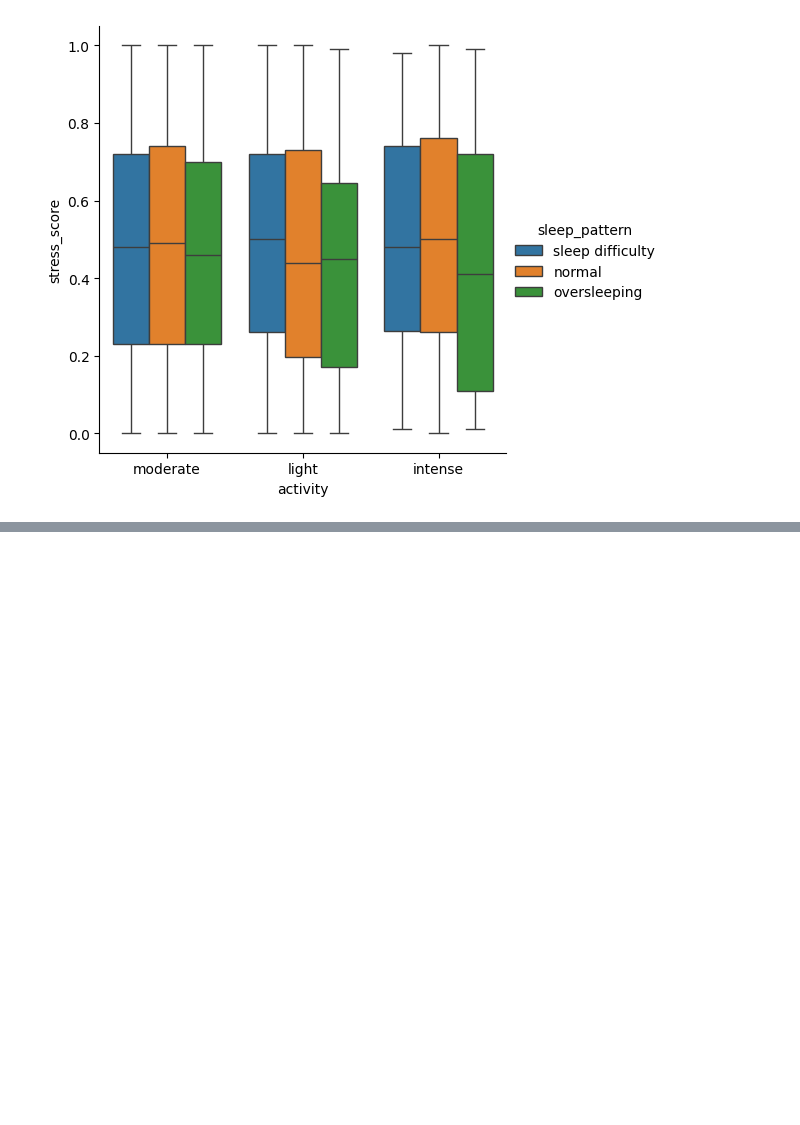
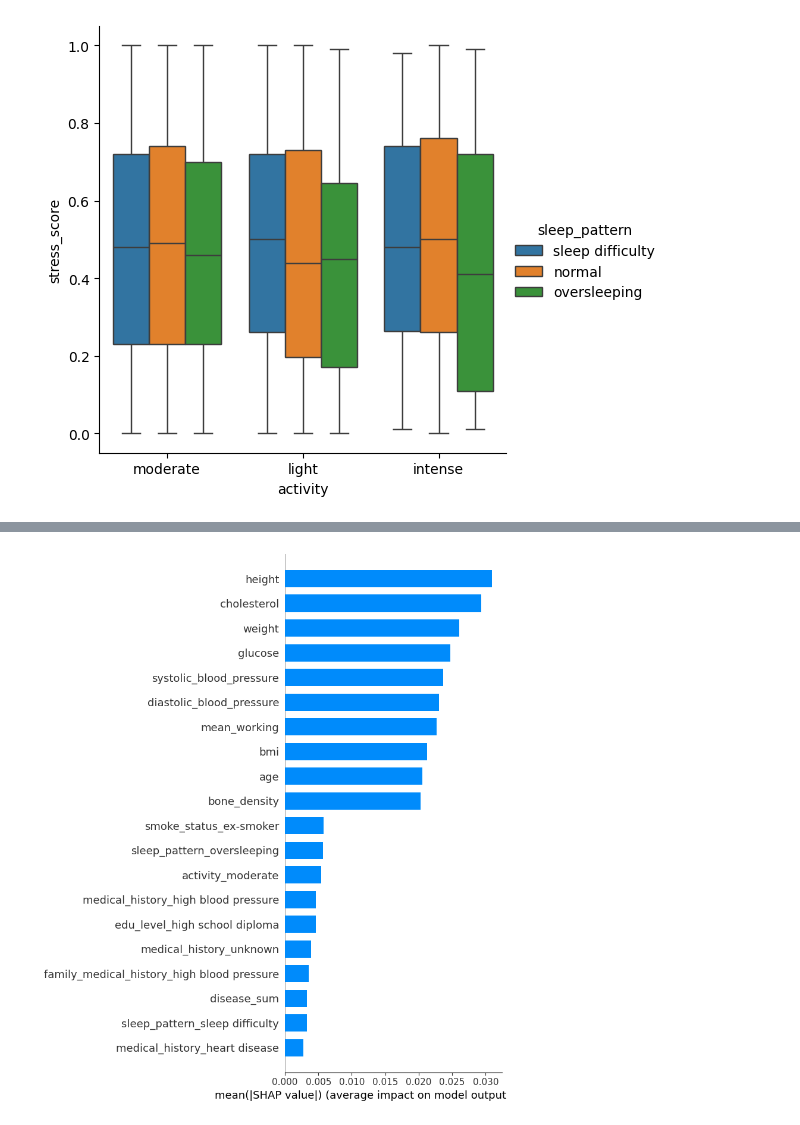
Before and after one commit to moonhimchan/data_analyst_project, a Jupyter notebook: dacon/데이콘 Basic 스트레스 지수 예측/submit/submit01.ipynb, the cells around one changed output, grey strips where cells are left out. Drawn from its saved outputs; the diff is of its cells as text; code cells hidden in the pictures; blank space fills up the shorter version.

```diff
--- a/dacon/데이콘 Basic 스트레스 지수 예측/submit/submit01.ipynb
+++ b/dacon/데이콘 Basic 스트레스 지수 예측/submit/submit01.ipynb
@@ -270,0 +303,16 @@ plt.gca().invert_yaxis()
+# %%
+import lightgbm as lgb
+
+model = lgb.LGBMRegressor(
+    n_estimators=500,
+    learning_rate=0.05,
+    max_depth=6,
+    subsample=0.8,
+    colsample_bytree=0.8,
+    random_state=42
+)
+model.fit(X_train, y_train)
+y_pred = model.predict(X_test)
+
+rmse = np.sqrt(mean_squared_error(y_test, y_pred))
+print("RMSE:", rmse)
@@ -270,0 +337,9 @@ plt.gca().invert_yaxis()
+# %%
+from shap import TreeExplainer, summary_plot
+
+explainer = TreeExplainer(model)
+shap_values = explainer.shap_values(X_train)
+
+summary_plot(shap_values, X_train, plot_type="bar")
+# %% [output]
+[figure, added]
```
Also changed, not shown: parts of 27 cells of this notebook, 9 other files.
